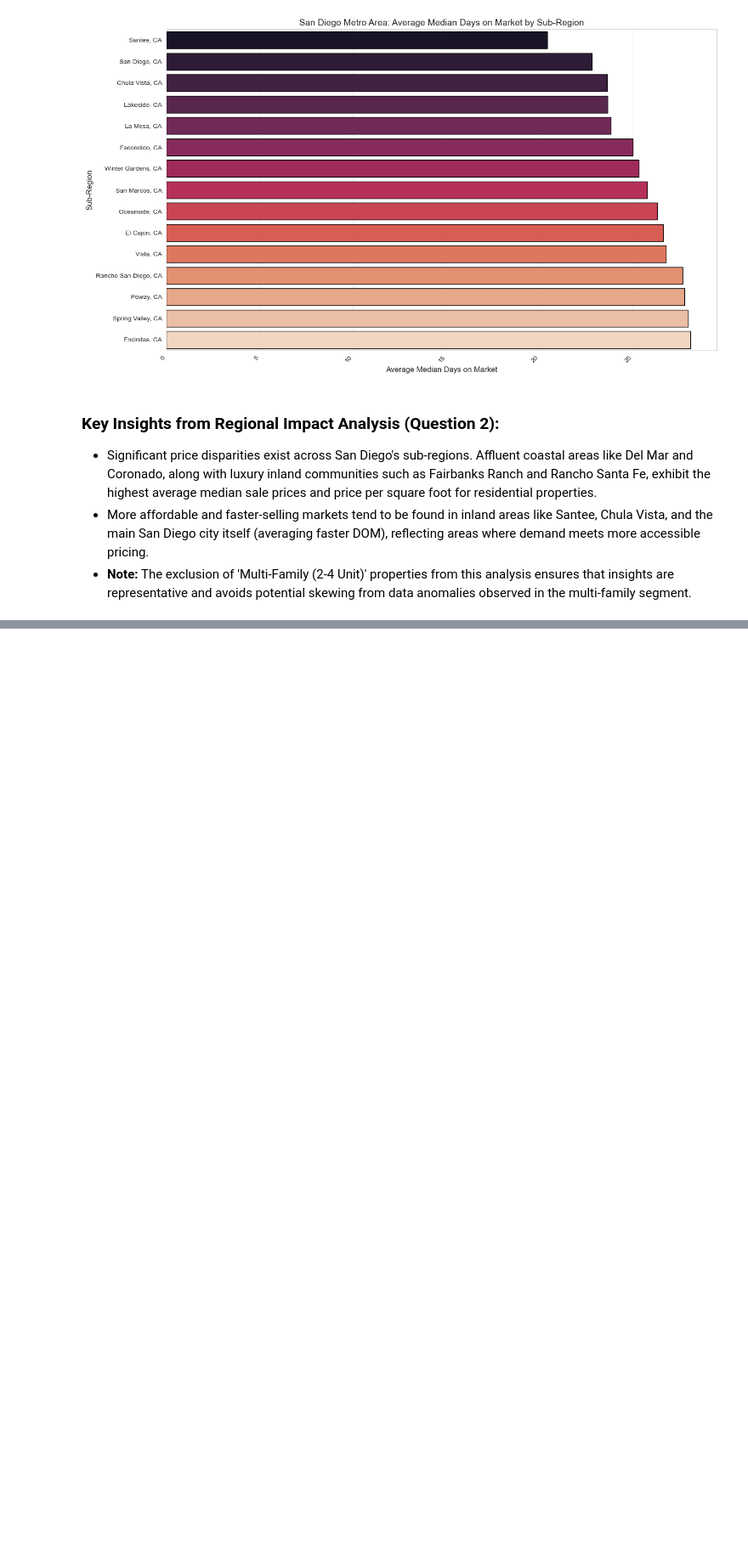
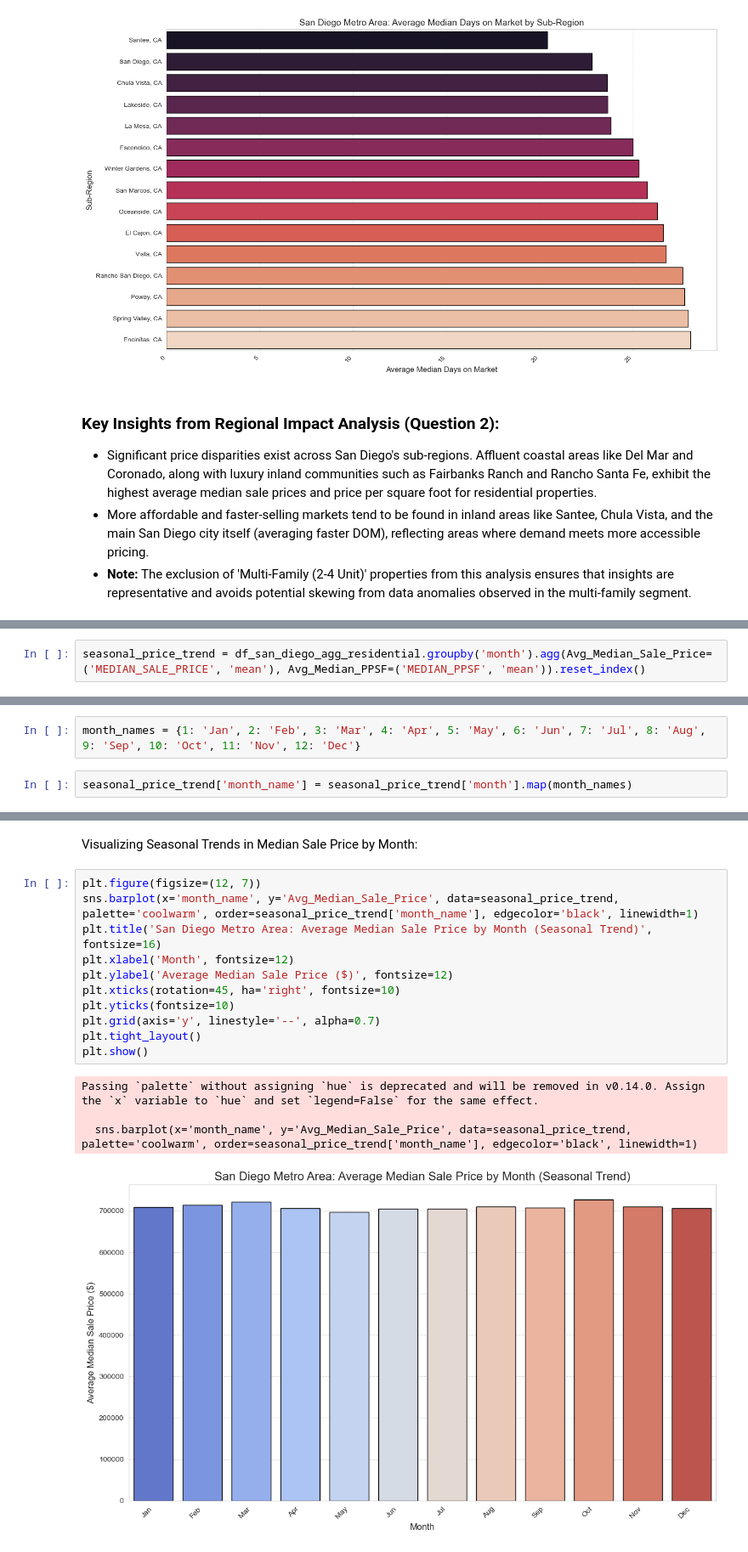
Before and after one commit to seanselig/san-diego-housing-analysis, a Jupyter notebook: San Diego Housing Market Analysis.ipynb, the cells around one changed output, grey strips where cells are left out. Shown at 85% size. Drawn from its saved outputs; the diff is of its cells as text; blank space fills up the shorter version.

```diff
--- a/San Diego Housing Market Analysis.ipynb
+++ b/San Diego Housing Market Analysis.ipynb
@@ -445,0 +488,2 @@ Passing `palette` without assigning `hue` is deprecated and will be removed in v
+# %%
+seasonal_price_trend = df_san_diego_agg_residential.groupby('month').agg(Avg_Median_Sale_Price=('MEDIAN_SALE_PRICE', 'mean'), Avg_Median_PPSF=('MEDIAN_PPSF', 'mean')).reset_index()
@@ -445,0 +492,4 @@ Passing `palette` without assigning `hue` is deprecated and will be removed in v
+# %%
+month_names = {1: 'Jan', 2: 'Feb', 3: 'Mar', 4: 'Apr', 5: 'May', 6: 'Jun', 7: 'Jul', 8: 'Aug', 9: 'Sep', 10: 'Oct', 11: 'Nov', 12: 'Dec'}
+# %%
+seasonal_price_trend['month_name'] = seasonal_price_trend['month'].map(month_names)
@@ -445,0 +544,18 @@ Passing `palette` without assigning `hue` is deprecated and will be removed in v
+# %% [markdown]
+Visualizing Seasonal Trends in Median Sale Price by Month:
+# %%
+plt.figure(figsize=(12, 7))
+sns.barplot(x='month_name', y='Avg_Median_Sale_Price', data=seasonal_price_trend, palette='coolwarm', order=seasonal_price_trend['month_name'], edgecolor='black', linewidth=1)
+plt.title('San Diego Metro Area: Average Median Sale Price by Month (Seasonal Trend)', fontsize=16)
+plt.xlabel('Month', fontsize=12)
+plt.ylabel('Average Median Sale Price ($)', fontsize=12)
+plt.xticks(rotation=45, ha='right', fontsize=10)
+plt.yticks(fontsize=10)
+plt.grid(axis='y', linestyle='--', alpha=0.7)
+plt.tight_layout()
+plt.show()
+# %% [output]
+Passing `palette` without assigning `hue` is deprecated and will be removed in v0.14.0. Assign the `x` variable to `hue` and set `legend=False` for the same effect.
+
+  sns.barplot(x='month_name', y='Avg_Median_Sale_Price', data=seasonal_price_trend, palette='coolwarm', order=seasonal_price_trend['month_name'], edgecolor='black', linewidth=1)
+[figure, added]
```
Also changed, not shown: parts of 20 cells of this notebook.
